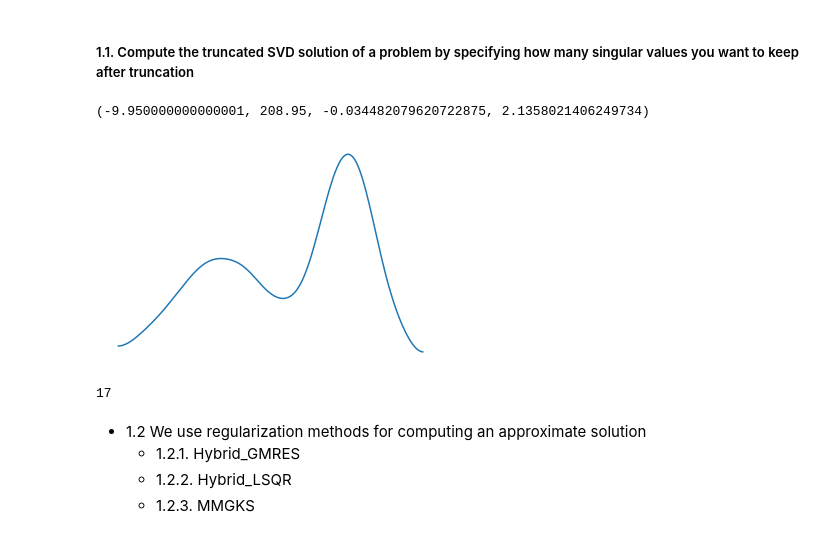
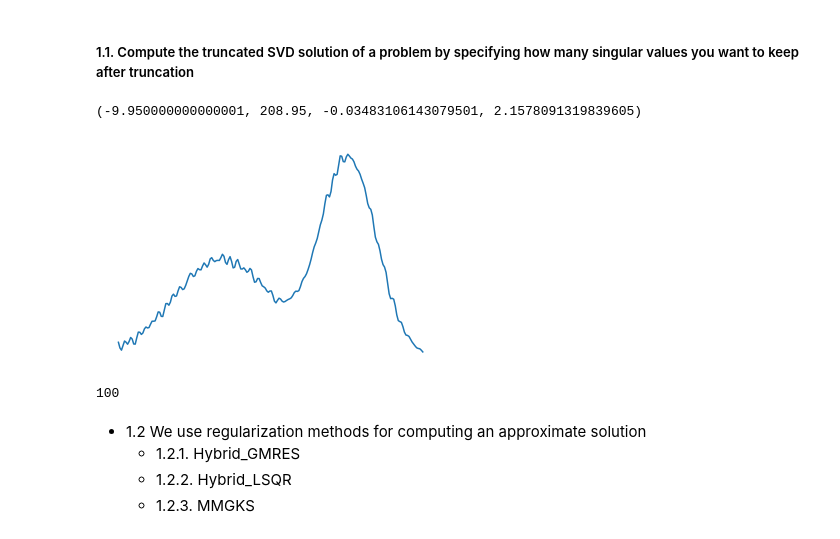
Before and after one commit to mpasha3/trips-py, a Jupyter notebook: demos/demo_1D_deblurring.ipynb, the cells around one changed output. Cells and saved outputs as stored; diff of their text form; code cells hidden in the pictures.

```diff
--- a/demos/demo_1D_deblurring.ipynb
+++ b/demos/demo_1D_deblurring.ipynb
@@ -90,18 +90,18 @@ plot_singular_values_svd(Operator = A , parameter = 'A')
 # %% [markdown]
 ##### 1.1. Compute the truncated SVD solution of a problem by specifying how many singular values you want to keep after truncation
 # %%
-truncated_value = 3
+truncated_value = 100
 b_vec = d.reshape((-1,1))
-(x_tsvd, truncated_value) = TruncatedSVD_sol(A.todense(), b_vec, regparam = 'gcv', delta = delta)
+(x_tsvd, truncated_value) = TruncatedSVD_sol(A.todense(), b_vec, regparam = truncated_value, delta = delta)
 plt.plot(x_tsvd)
 plt.axis('off')
 # %% [output]
-(-9.950000000000001, 208.95, -0.034482079620722875, 2.1358021406249734)
+(-9.950000000000001, 208.95, -0.03483106143079501, 2.1578091319839605)
-[figure, old version]
+[figure, new version]
 # %%
 truncated_value
 # %% [output]
-17
+100
 # %% [markdown]
 - 1.2 We use regularization methods for computing an approximate solution
    - 1.2.1. Hybrid_GMRES
```
Also changed, not shown: parts of 10 cells of this notebook, 11 other files.
